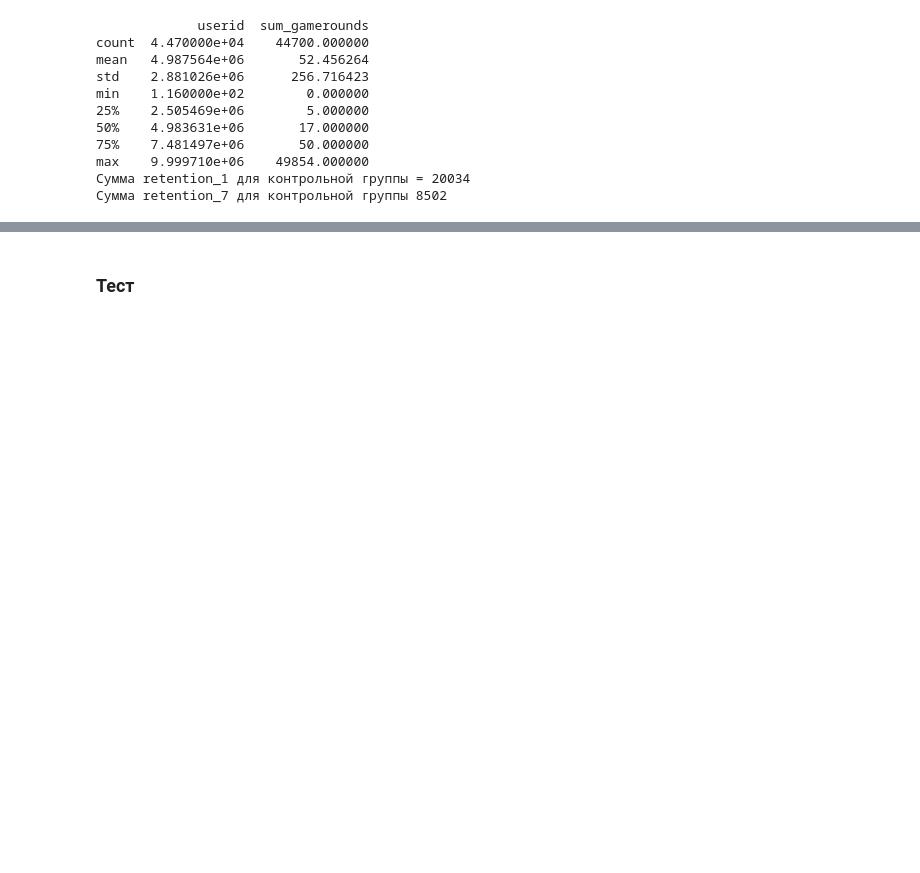
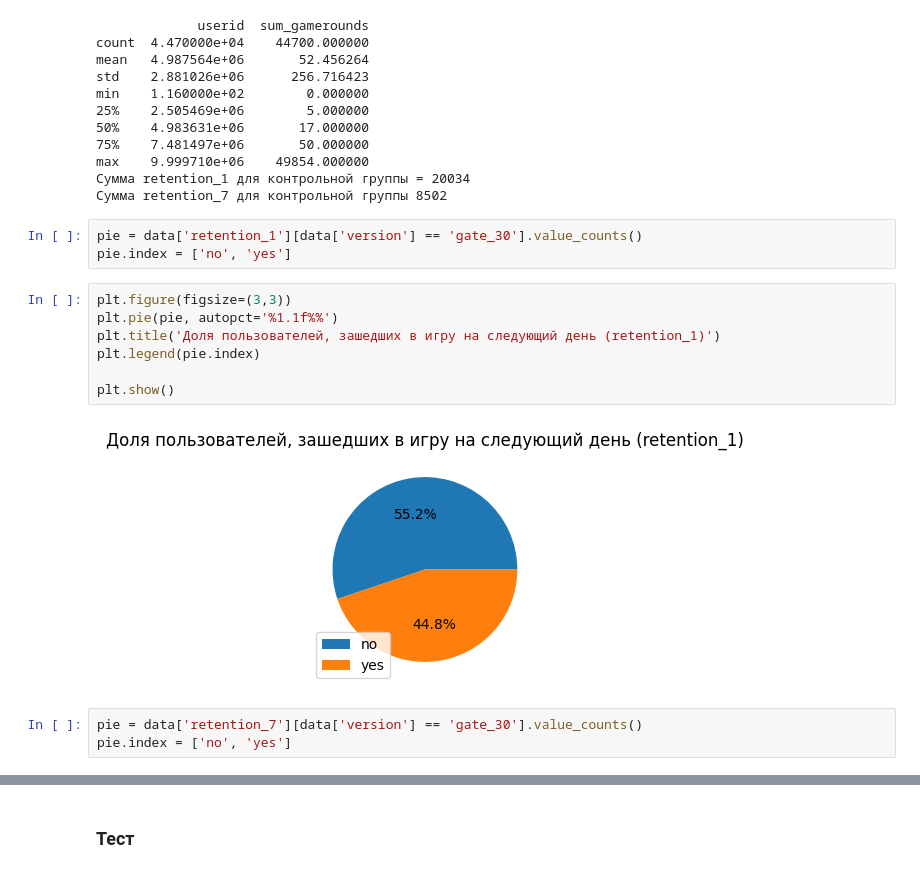
Before and after one commit to SergeyZSV/Mobile-Games-A-B-Testing---Cookie-Cats, a Jupyter notebook: analisys.ipynb, the cells around one changed output, grey strips where cells are left out. Drawn from its saved outputs; the diff is of its cells as text; blank space fills up the shorter version.

```diff
--- a/analisys.ipynb
+++ b/analisys.ipynb
@@ -98,3 +109,18 @@ min    1.160000e+02        0.000000
 max    9.999710e+06    49854.000000
 Сумма retention_1 для контрольной группы = 20034
 Сумма retention_7 для контрольной группы 8502
+# %%
+pie = data['retention_1'][data['version'] == 'gate_30'].value_counts()
+pie.index = ['no', 'yes']
+# %%
+plt.figure(figsize=(3,3))
+plt.pie(pie, autopct='%1.1f%%')
+plt.title('Доля пользователей, зашедших в игру на следующий день (retention_1)')
+plt.legend(pie.index)
+
+plt.show()
+# %% [output]
+[figure, added]
+# %%
+pie = data['retention_7'][data['version'] == 'gate_30'].value_counts()
+pie.index = ['no', 'yes']
```
Also changed, not shown: parts of 32 cells of this notebook.
